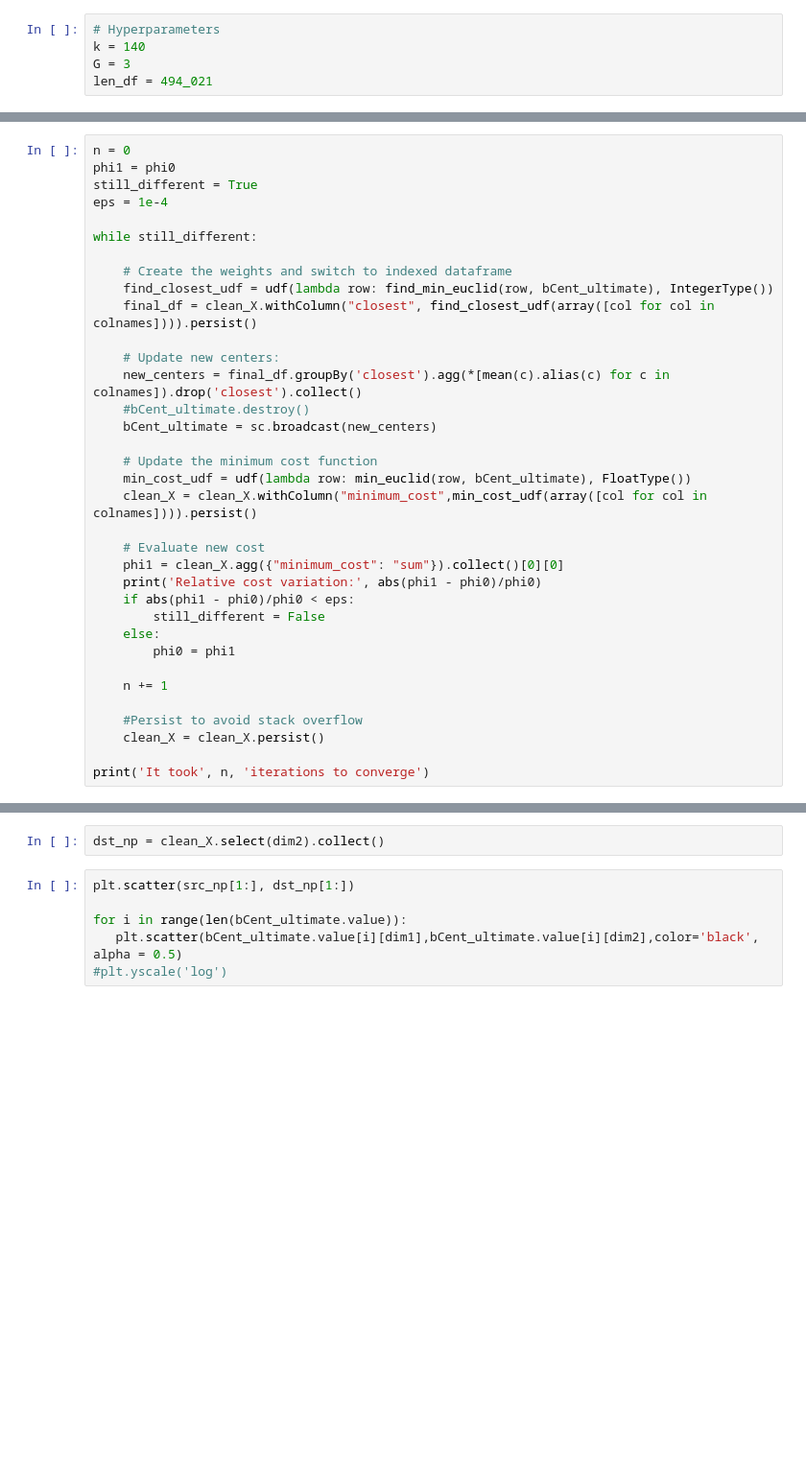
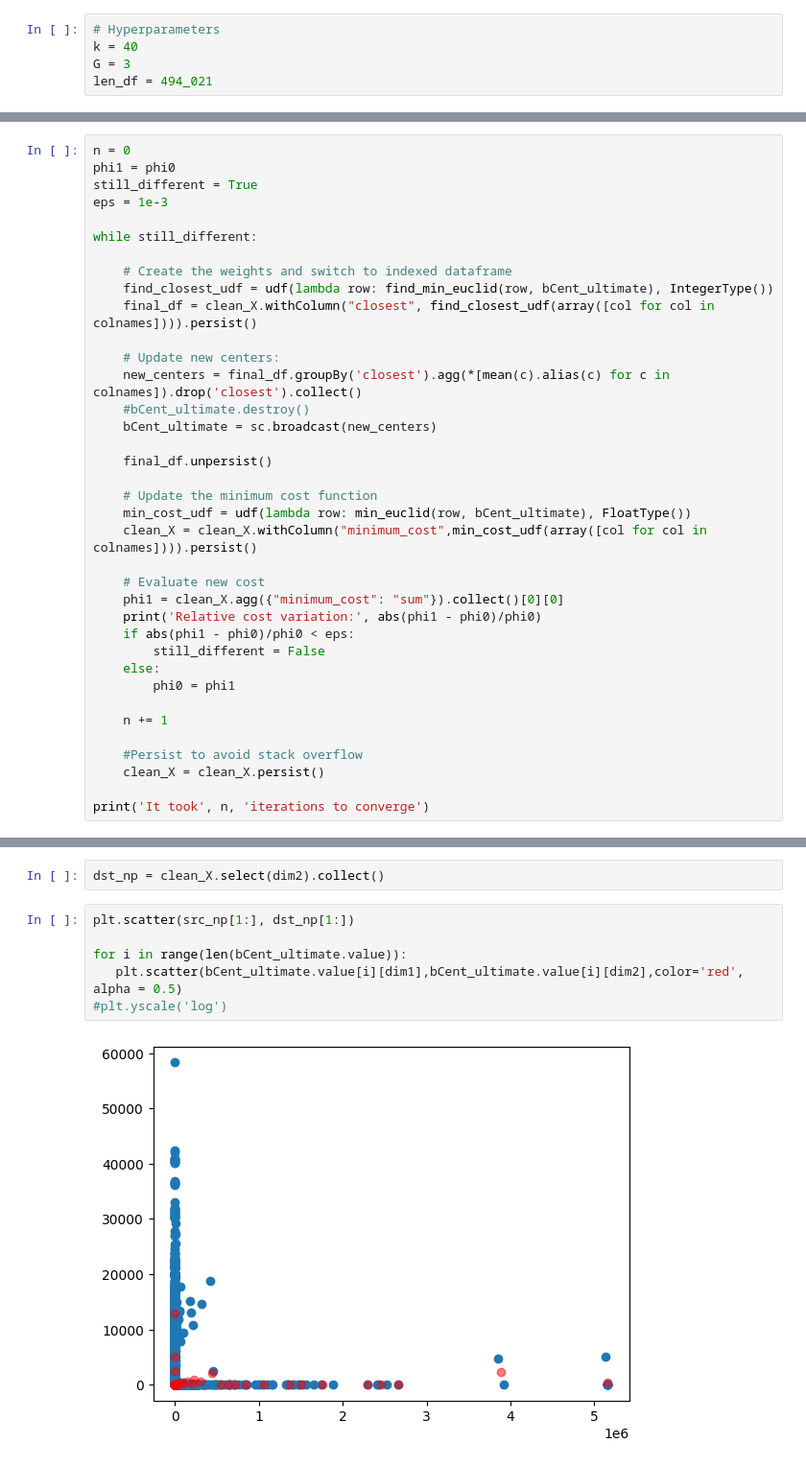
Before and after one commit to s1m0n32001/kMeansMapReduce, a Jupyter notebook: kmeans_presentation.ipynb, the cells around one changed output, grey strips where cells are left out. Shown: that part at 96% size. Cells and saved outputs as stored; diff of their text form; blank space fills up the shorter version.

````diff
--- a/kmeans_presentation.ipynb
+++ b/kmeans_presentation.ipynb
@@ -72,7 +72,7 @@ Here we set the various hyperparameters.
 - ```G``` is used to evaluate the oversampling factor ```l```. In particular we will have $l = G\cdot \frac{k}{\log \phi}$, where $\phi$ is the initial cost. We expect that, after the implementation of ```kmeans||```, we will have around $k\cdot G$ possible centroids. The implementation of ```kmeans++``` will select $k$ centroids out of these possible candidates.
 # %%
 # Hyperparameters
-k = 140
+k = 40
 G = 3
 len_df = 494_021
 # %% [markdown]
@@ -437,7 +432,7 @@ phi0 = clean_X.agg({"minimum_cost": "sum"}).collect()[0][0]
 n = 0
 phi1 = phi0
 still_different = True
-eps = 1e-4
+eps = 1e-3
 
 while still_different:
 
@@ -449,6 +444,8 @@ while still_different:
     new_centers = final_df.groupBy('closest').agg(*[mean(c).alias(c) for c in colnames]).drop('closest').collect()
     #bCent_ultimate.destroy()
     bCent_ultimate = sc.broadcast(new_centers)
+
+    final_df.unpersist()
 
     # Update the minimum cost function
     min_cost_udf = udf(lambda row: min_euclid(row, bCent_ultimate), FloatType())
@@ -481,6 +492,8 @@ dst_np = clean_X.select(dim2).collect()
 # %%
 plt.scatter(src_np[1:], dst_np[1:])
 
 for i in range(len(bCent_ultimate.value)):
-   plt.scatter(bCent_ultimate.value[i][dim1],bCent_ultimate.value[i][dim2],color='black', alpha = 0.5)
+   plt.scatter(bCent_ultimate.value[i][dim1],bCent_ultimate.value[i][dim2],color='red', alpha = 0.5)
 #plt.yscale('log')
+# %% [output]
+[figure, added]
````
Also changed, not shown: parts of 25 cells of this notebook.
